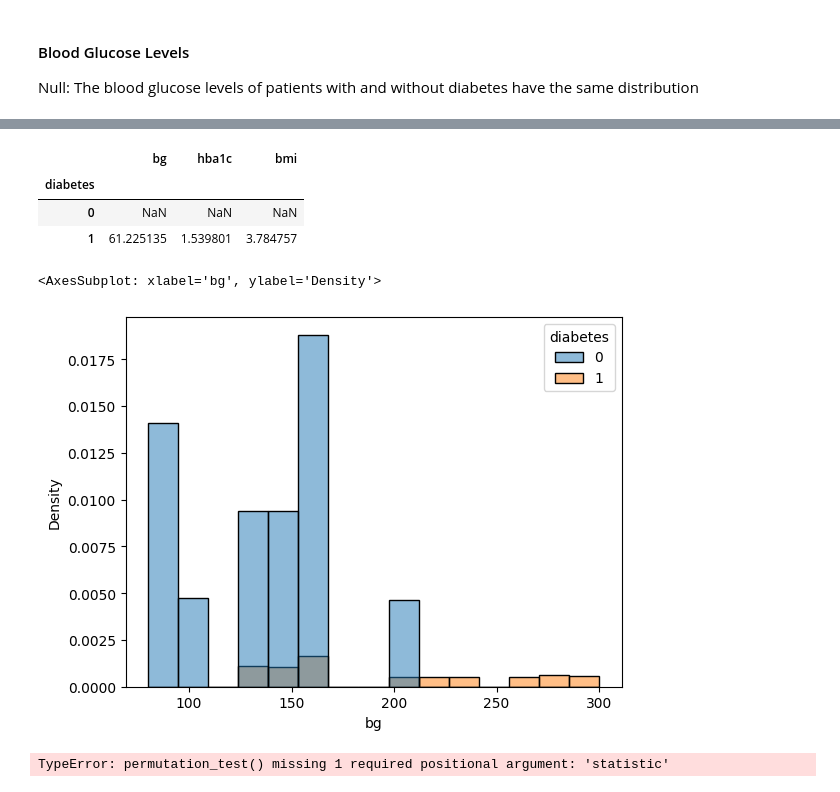
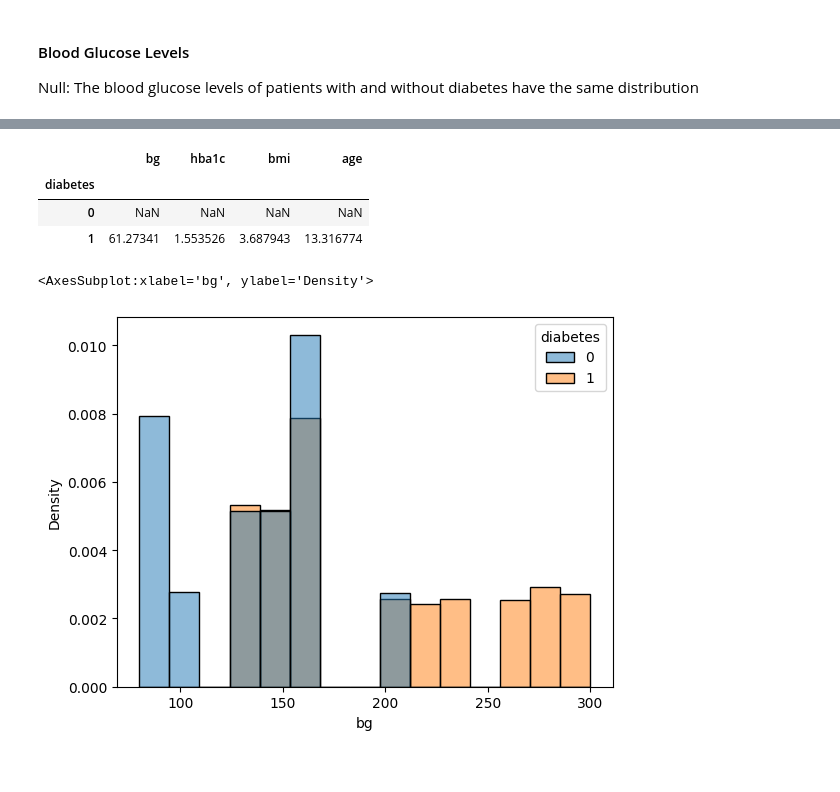
Before and after one commit to harshi-saha/cogs108-project, a Jupyter notebook: EDACheckpoint_group014.ipynb, the cells around one changed output, grey strips where cells are left out. Drawn from its saved outputs; the diff is of its cells as text; code cells hidden in the pictures.

```diff
--- a/EDACheckpoint_group014.ipynb
+++ b/EDACheckpoint_group014.ipynb
@@ -275,3 +275,8 @@ sns.regplot(x='age', y='bg', data=df[df['diabetes'] == 1], color='orange')
 #### Blood Glucose Levels
 
 Null: The blood glucose levels of patients with and without diabetes have the same distribution
+# %%
+#sample the non-diabetes patients so that our data is less skewed
+n = (df['diabetes'] == 1).sum()
+sapmle_df = df[df['diabetes'] == 0].sample(n=n, replace=False)
+sample_df = pd.concat([sapmle_df, df[df['diabetes'] == 1]], ignore_index=True)
@@ -278,25 +299,20 @@ Null: The blood glucose levels of patients with and without diabetes have the sa
 # %%
 #df_observed = df.groupby(by='diabetes')#['bg', 'hba1c', 'bmi'].mean()
 #df_observed
-df_observed = df.groupby('diabetes')['bg', 'hba1c', 'bmi'].mean()
+df_observed = sample_df.groupby('diabetes')['bg', 'hba1c', 'bmi', 'age'].mean()
 
 #difference in means
 diffs = abs(df_observed.diff(axis=0))
 diffs
 # %% [output]
-|  | bg | hba1c | bmi |
-| diabetes |  |  |  |
-| 0 | NaN | NaN | NaN |
-| 1 | 61.225135 | 1.539801 | 3.784757 |
+|  | bg | hba1c | bmi | age |
+| diabetes |  |  |  |  |
+| 0 | NaN | NaN | NaN | NaN |
+| 1 | 61.27341 | 1.553526 | 3.687943 | 13.316774 |
 # %%
-sns.histplot(x='bg', hue = 'diabetes', data=df, stat='density', kde=False, bins=15)
+sns.histplot(x='bg', hue = 'diabetes', data=sample_df, stat='density', kde=False, bins=15)
 # %% [output]
-<AxesSubplot: xlabel='bg', ylabel='Density'>
+<AxesSubplot:xlabel='bg', ylabel='Density'>
-[figure, old version]
+[figure, new version]
 # %%
 bg_observed = diffs.iloc[1,0]
-# %%
-#permuations test
-stats.permutation_test((df['diabetes'], df['bg']), )
-# %% [output]
-TypeError: permutation_test() missing 1 required positional argument: 'statistic'
```
Also changed, not shown: parts of 23 cells of this notebook.
